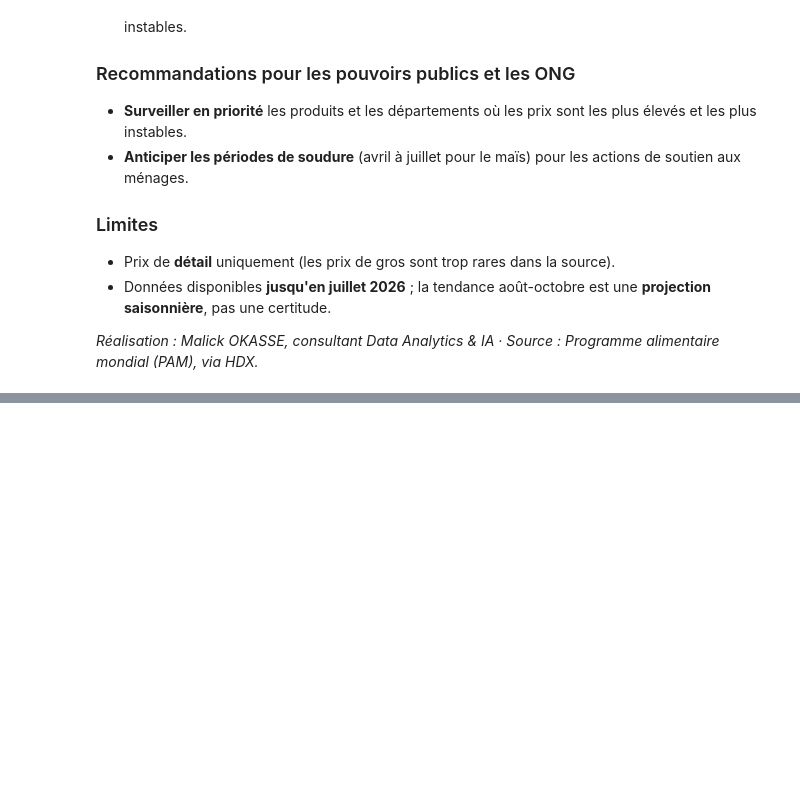
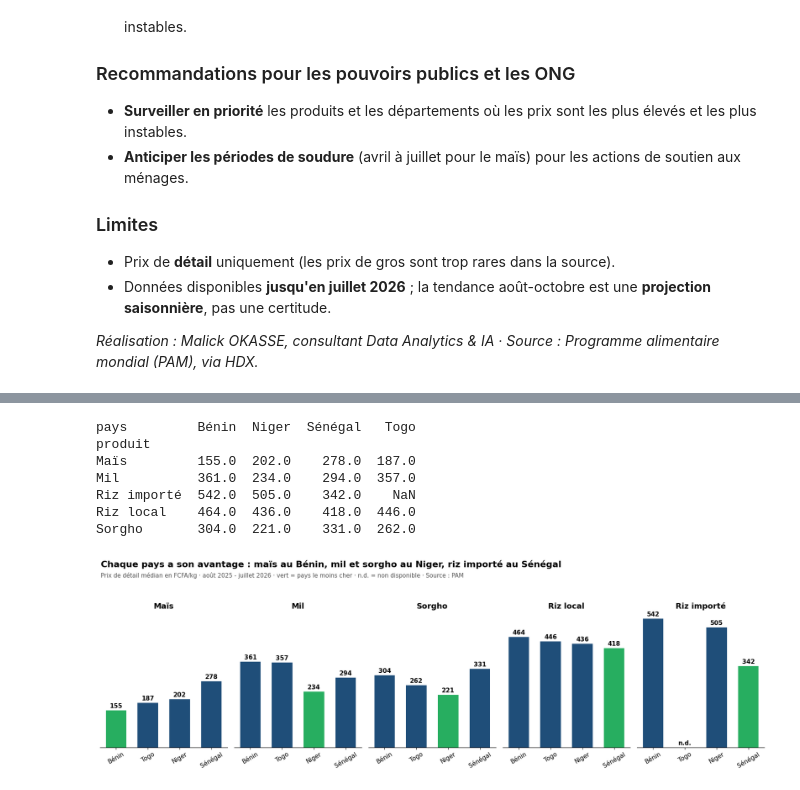
Before and after one commit to malick2035/prix-alimentaires-uemoa, a Jupyter notebook: Prix_Alimentaires_UEMOA.ipynb, the cells around one changed output, grey strips where cells are left out. Cells and saved outputs as stored; diff of their text form; code cells hidden in the pictures; blank space fills up the shorter version.

Commit message:
Ajout de la comparaison régionale (parties 10 et 11)

```diff
--- a/Prix_Alimentaires_UEMOA.ipynb
+++ b/Prix_Alimentaires_UEMOA.ipynb
@@ -421,0 +472,38 @@ Tomates                      -37.0
+# %%
+# Étape 10.1 : comparaison des prix entre les 4 pays (12 derniers mois)
+rec = region[(region["date"] >= "2025-08-01") & (region["date"] <= "2026-07-31")]
+par_marche = rec.groupby(["produit", "pays", "market"])["price"].mean().reset_index()
+comp = par_marche.groupby(["produit", "pays"])["price"].median().unstack().round(0)
+print(comp)
+
+ordre_pays = ["Bénin", "Togo", "Niger", "Sénégal"]
+fig, axes = plt.subplots(1, 5, figsize=(17, 5.5), sharey=True)
+for ax, prod in zip(axes, ["Maïs", "Mil", "Sorgho", "Riz local", "Riz importé"]):
+    valeurs = comp.loc[prod, ordre_pays]
+    minimum = valeurs.min()
+    couleurs = ["#27ae60" if v == minimum else "#1f4e79" for v in valeurs]
+    barres = ax.bar(ordre_pays, valeurs.fillna(0), color=couleurs, width=0.65)
+    for b, v in zip(barres, valeurs):
+        ax.text(b.get_x() + b.get_width() / 2, (0 if pd.isna(v) else v) + 10,
+                "n.d." if pd.isna(v) else f"{v:.0f}", ha="center", fontsize=11, fontweight="bold")
+    ax.set_title(prod, fontsize=14, fontweight="bold")
+    ax.tick_params(axis="x", rotation=30, labelsize=11)
+    for cote in ["top", "right", "left"]:
+        ax.spines[cote].set_visible(False)
+    ax.set_yticks([])
+
+fig.suptitle("Chaque pays a son avantage : maïs au Bénin, mil et sorgho au Niger, riz importé au Sénégal",
+             fontsize=16, fontweight="bold", x=0.01, ha="left")
+fig.text(0.01, 0.9, "Prix de détail médian en FCFA/kg · août 2025 - juillet 2026 · vert = pays le moins cher · n.d. = non disponible · Source : PAM",
+         fontsize=10.5, color="#555")
+plt.tight_layout(rect=[0, 0, 1, 0.88])
+plt.show()
+# %% [output]
+pays         Bénin  Niger  Sénégal   Togo
+produit
+Maïs         155.0  202.0    278.0  187.0
+Mil          361.0  234.0    294.0  357.0
+Riz importé  542.0  505.0    342.0    NaN
+Riz local    464.0  436.0    418.0  446.0
+Sorgho       304.0  221.0    331.0  262.0
+[figure, added]
```
Also changed, not shown: parts of 9 cells of this notebook.
